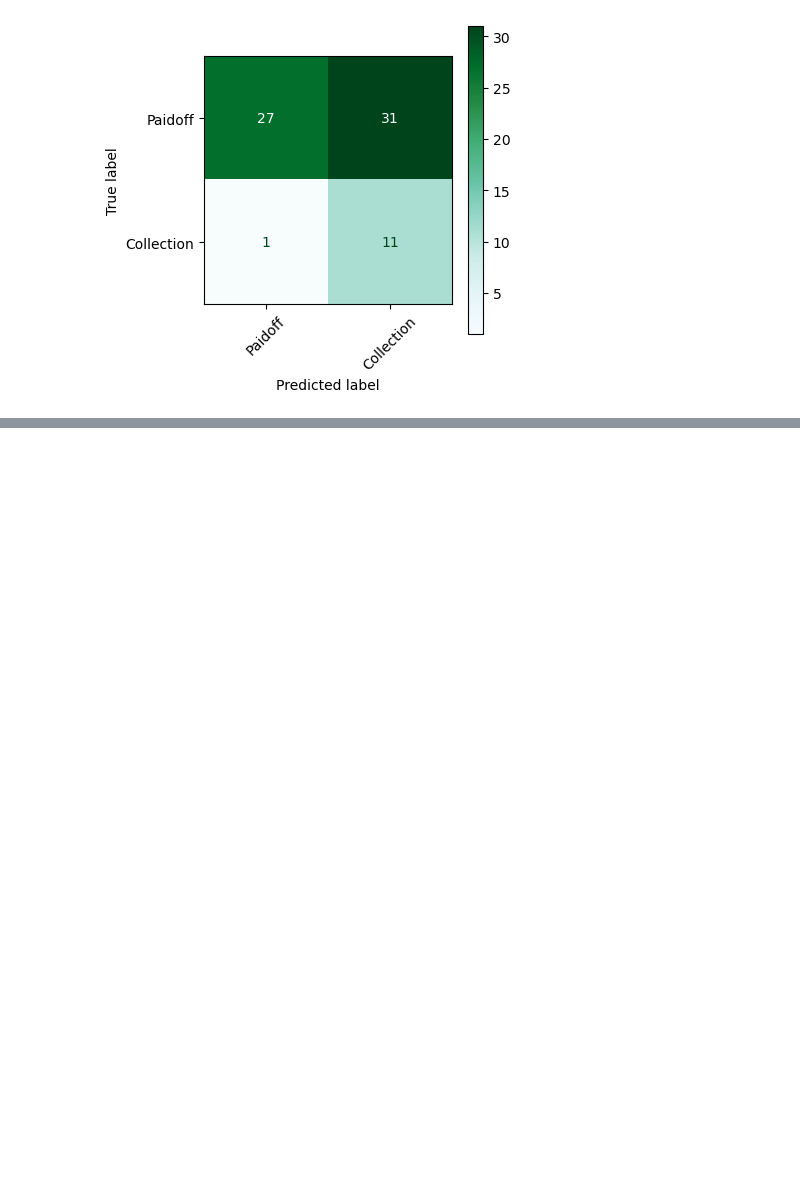
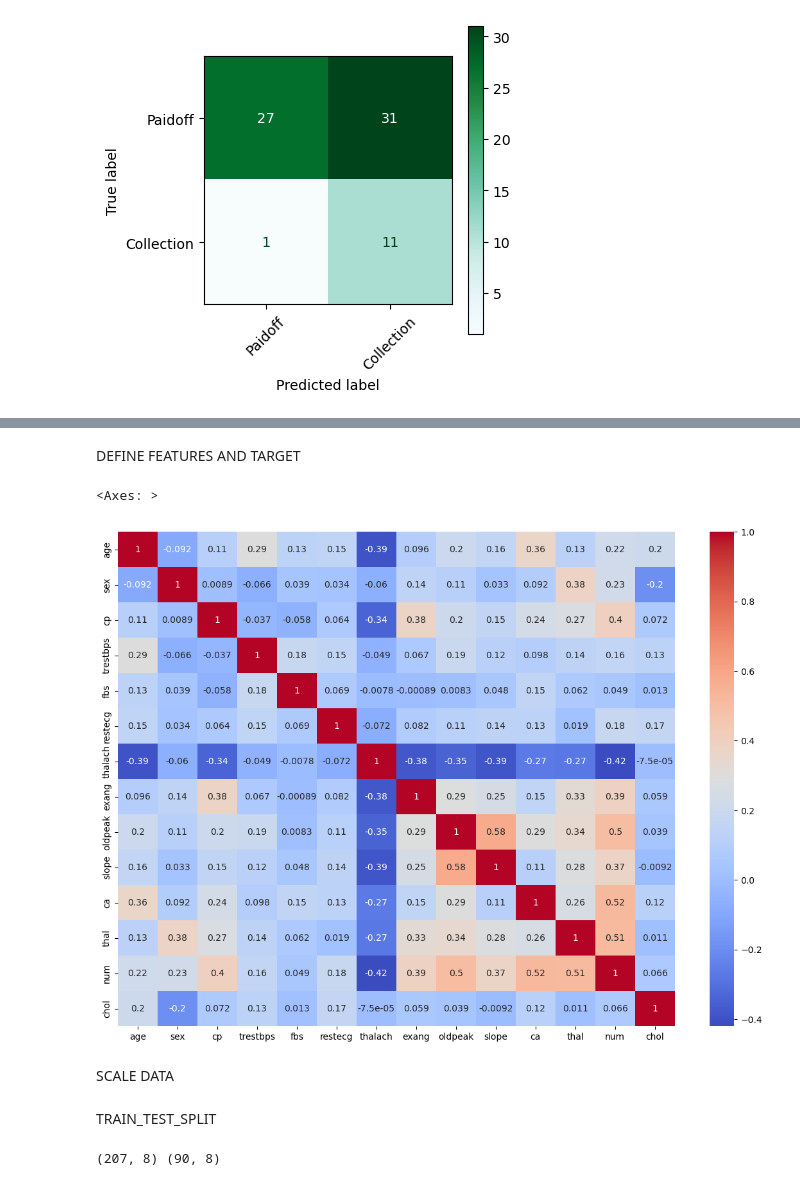
Before and after one commit to ltqnkhtn12/midExam_XDA, a Jupyter notebook: mid_exam.ipynb, the cells around one changed output, grey strips where cells are left out. Cells and saved outputs as stored; diff of their text form; code cells hidden in the pictures; blank space fills up the shorter version.

```diff
--- a/mid_exam.ipynb
+++ b/mid_exam.ipynb
@@ -1105,0 +1124,5 @@ ConfusionMatrixDisplay.from_predictions(y_test, y_pred, ax=ax, xticks_rotation =
+# %%
+#Import data trực tiếp từ link (data info: https://www.kaggle.com/datasets/mathurinache/cholesterol)
+link='https://drive.google.com/file/d/1uv6IA63cXlvgOcvvVF6TAhY2HWZLZ8-v/view?usp=sharing'
+path = 'https://drive.google.com/uc?export=download&id='+link.split('/')[-2]
+df = pd.read_csv(path)
@@ -1105,0 +1230,3 @@ ConfusionMatrixDisplay.from_predictions(y_test, y_pred, ax=ax, xticks_rotation =
+# %%
+# ta thấy có 4 dữ liệu là dấu ? ---> số lượng nhỏ lên ta xóa luôn 4 dòng này
+df = df.drop(df.loc[df['ca'] == '?'].index)
@@ -1105,0 +1253,2 @@ ConfusionMatrixDisplay.from_predictions(y_test, y_pred, ax=ax, xticks_rotation =
+# %%
+df = df.drop(df.loc[df['thal'] == '?'].index)
@@ -1105,0 +1281,5 @@ ConfusionMatrixDisplay.from_predictions(y_test, y_pred, ax=ax, xticks_rotation =
+# %%
+# đổi kiểu dữ liệu của cột "Ca" và "thal" thành kiểu số nguyên
+df['ca'] = df['ca'].astype(np.int64)
+df['thal'] = df['thal'].astype(np.int64)
+df.dtypes
@@ -1105,0 +1334,8 @@ ConfusionMatrixDisplay.from_predictions(y_test, y_pred, ax=ax, xticks_rotation =
+# %% [markdown]
+DEFINE FEATURES AND TARGET
+# %%
+plt.figure(figsize=(14,10))
+sns.heatmap(df.corr(), annot = True, cmap = 'coolwarm')
+# %% [output]
+<Axes: >
+[figure, added]
@@ -1105,0 +1348,2 @@ ConfusionMatrixDisplay.from_predictions(y_test, y_pred, ax=ax, xticks_rotation =
+# %% [markdown]
+SCALE DATA
@@ -1105,0 +1354,7 @@ ConfusionMatrixDisplay.from_predictions(y_test, y_pred, ax=ax, xticks_rotation =
+# %% [markdown]
+TRAIN_TEST_SPLIT
+# %%
+X_train, X_test, y_train, y_test = train_test_split(x, y, test_size = 0.3, random_state = 1)
+print(X_train.shape, X_test.shape)
+# %% [output]
+(207, 8) (90, 8)
```
Also changed, not shown: parts of 39 cells of this notebook.
